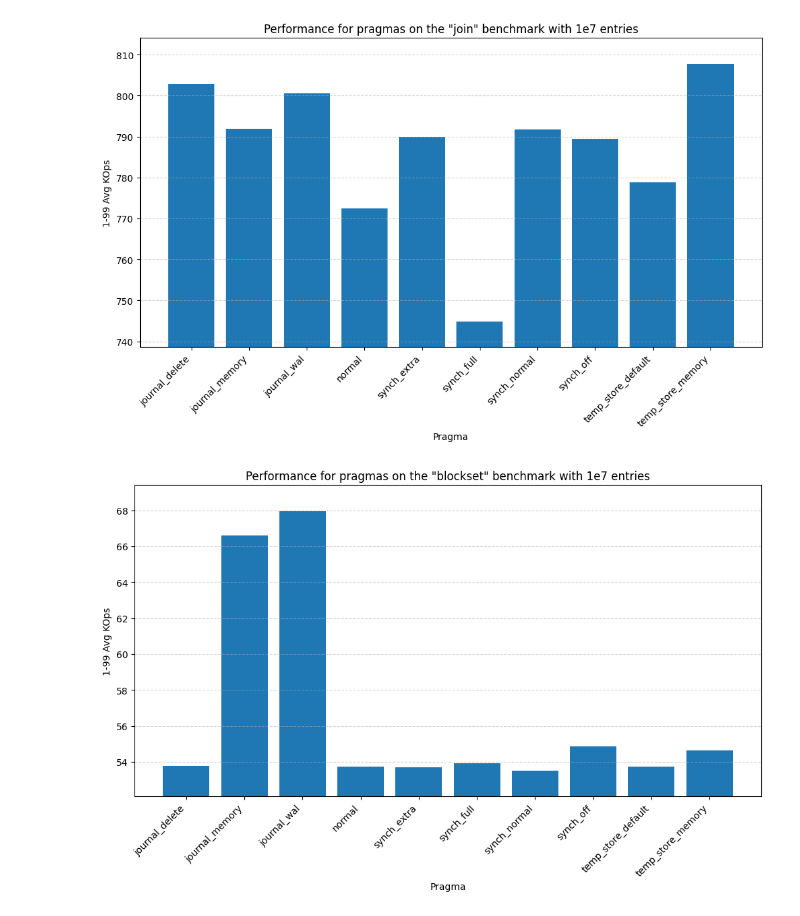
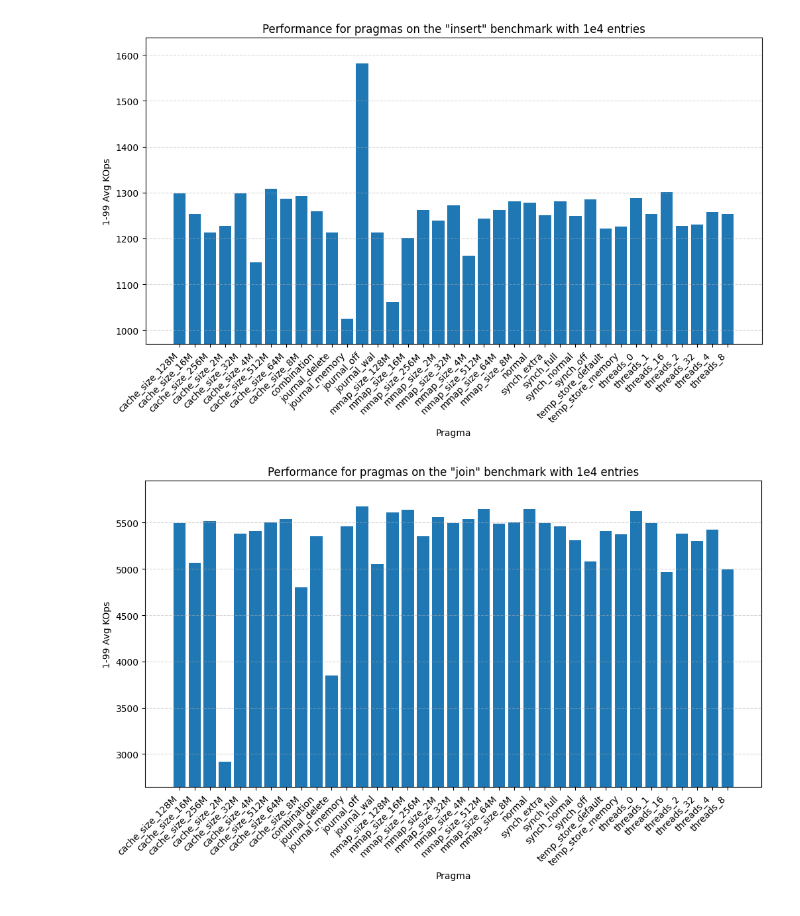
Before and after one commit to carljohnsen/duplicati-blogpost, a Jupyter notebook: WIP-sqlite/benchmark/plotting.ipynb, the cells around one changed output. Cells and saved outputs as stored; diff of their text form; code cells hidden in the pictures.

Commit message:
Plotting

```diff
--- a/WIP-sqlite/benchmark/plotting.ipynb
+++ b/WIP-sqlite/benchmark/plotting.ipynb
@@ -151,7 +151,7 @@ for b in benchmarks:
     #sbs = [f.removeprefix(f'pragmas_{b}_{sbl}_').removesuffix('.csv') for f in reports if f.startswith(f'pragmas_{b}_{sbl}')]
     #plot_pragmas_curves(b, sbl, sbs)
 
-    for e in range(3,4):
+    for e in range(0,4):
         try:
             plot_pragmas_bar(b, e)
         except:
@@ -163,2 +163,2 @@ for b in benchmarks:
-[figure, old version]
+[figure, new version]
-[figure, old version]
+[figure, new version]
```
Also changed, not shown: parts of 2 cells of this notebook.
